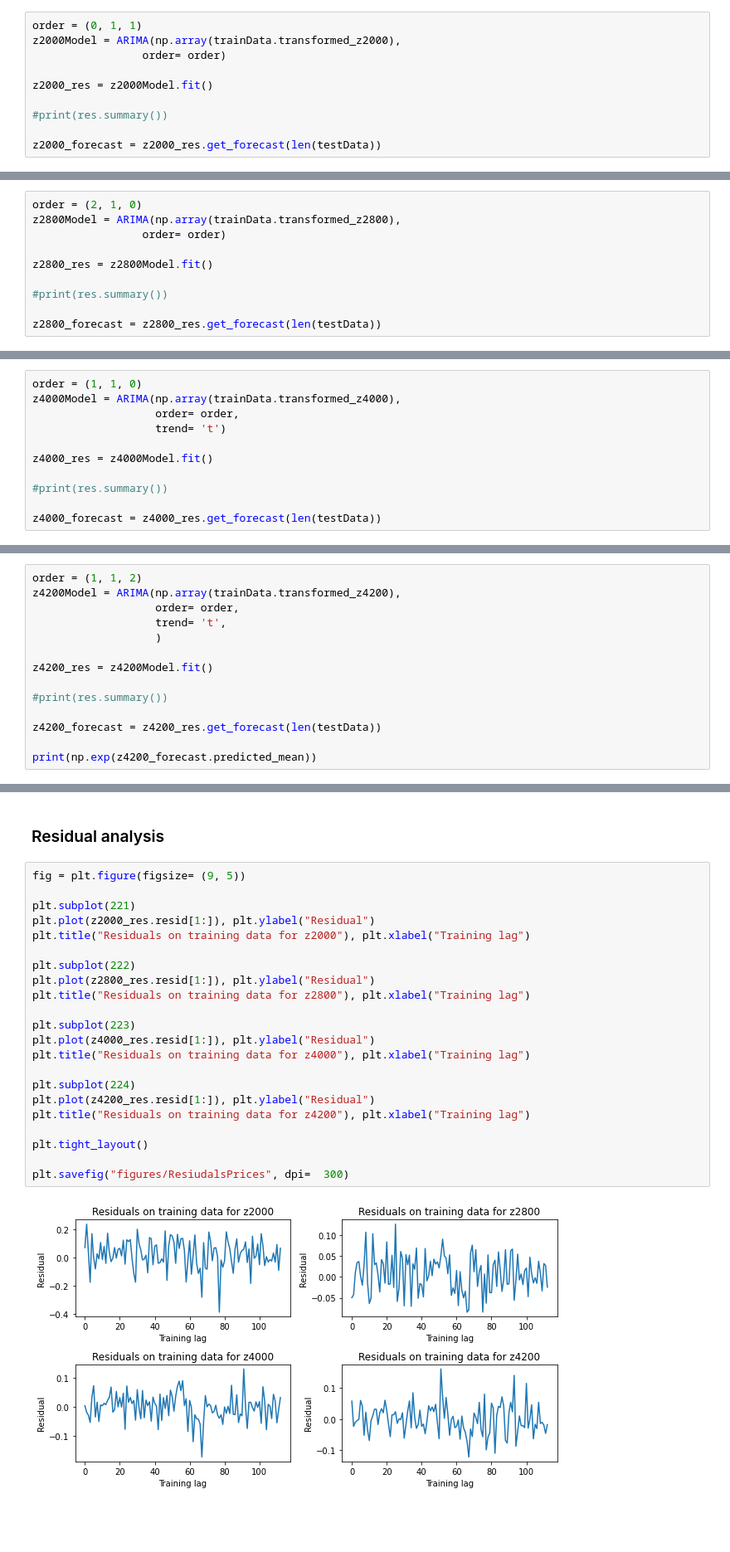
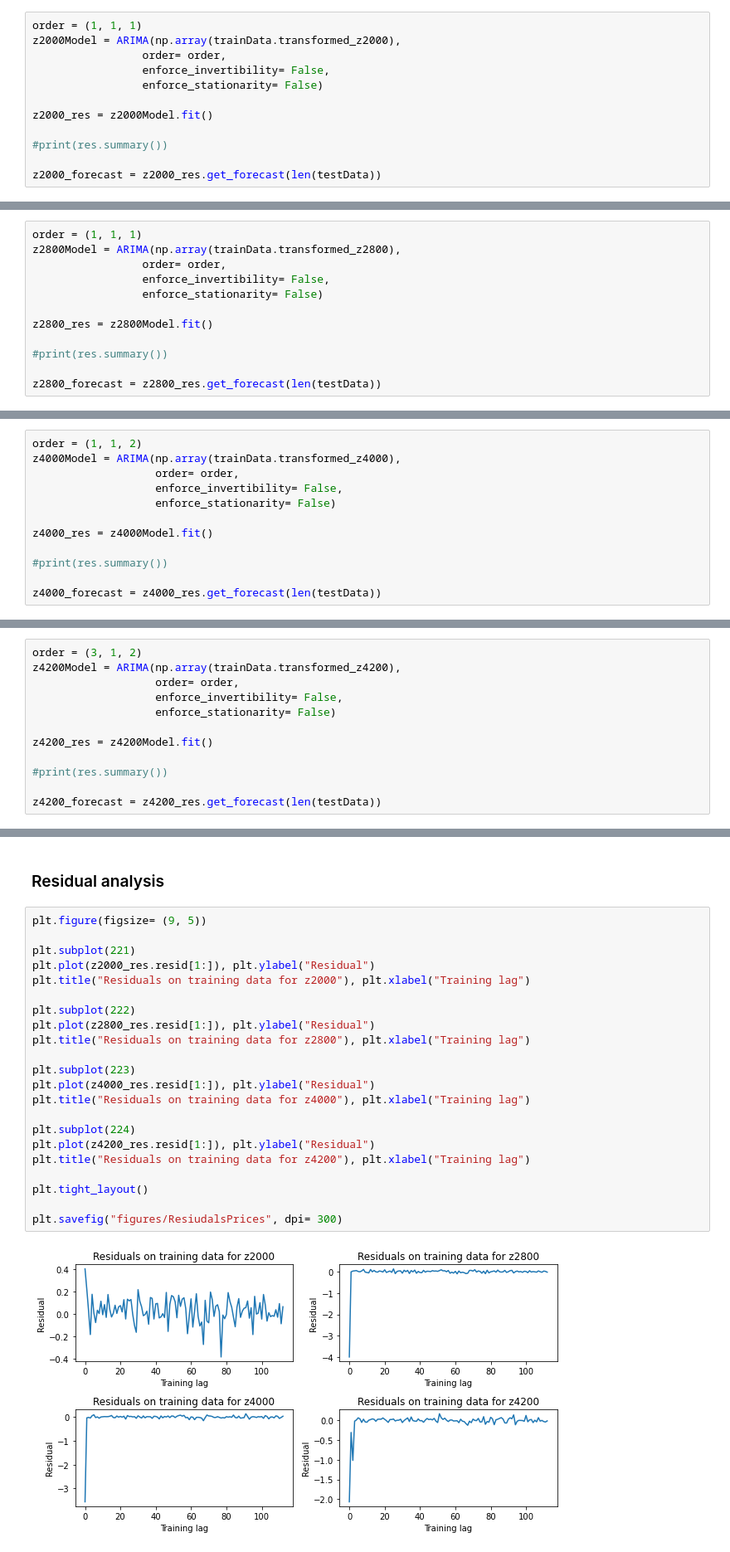
Before and after one commit to emilhaugstvedt/Time-Series-Analysis, a Jupyter notebook: Assignment4/Ass4.ipynb, the cells around one changed output, grey strips where cells are left out. Shown: that part at 83% size. Saved outputs shown, nothing was run; the diff lists cells and outputs as text; blank space fills up the shorter version.

```diff
--- a/Assignment4/Ass4.ipynb
+++ b/Assignment4/Ass4.ipynb
@@ -575,7 +576,9 @@ Order with lowest AIC: (0, 1, 1), with AIC: -180.59
 # %%
-order = (0, 1, 1)
+order = (1, 1, 1)
 z2000Model = ARIMA(np.array(trainData.transformed_z2000),
-                 order= order)
+                 order= order,
+                 enforce_invertibility= False,
+                 enforce_stationarity= False)
 
 z2000_res = z2000Model.fit()
 
@@ -605,7 +608,9 @@ Order with lowest AIC: (2, 1, 0), with AIC: -364.69
 # %%
-order = (2, 1, 0)
+order = (1, 1, 1)
 z2800Model = ARIMA(np.array(trainData.transformed_z2800),
-                 order= order)
+                 order= order,
+                 enforce_invertibility= False,
+                 enforce_stationarity= False)
 
 z2800_res = z2800Model.fit()
 
@@ -635,8 +640,9 @@ Order with lowest AIC: (1, 1, 0), with AIC: -364.12
 # %%
-order = (1, 1, 0)
+order = (1, 1, 2)
 z4000Model = ARIMA(np.array(trainData.transformed_z4000),
                    order= order,
-                   trend= 't')
+                   enforce_invertibility= False,
+                   enforce_stationarity= False)
 
 z4000_res = z4000Model.fit()
 
@@ -666,14 +672,12 @@ Order with lowest AIC: (1, 1, 2), with AIC: -343.31
 # %%
-order = (1, 1, 2)
+order = (3, 1, 2)
 z4200Model = ARIMA(np.array(trainData.transformed_z4200),
                    order= order,
-                   trend= 't',
-                   )
+                   enforce_invertibility= False,
+                   enforce_stationarity= False)
 
 z4200_res = z4200Model.fit()
 
 #print(res.summary())
 
 z4200_forecast = z4200_res.get_forecast(len(testData))
-
-print(np.exp(z4200_forecast.predicted_mean))
@@ -710,29 +712,29 @@ plt.savefig("figures/PredictionPrices.png", dpi= 300)
 # %% [markdown]
 ### Residual analysis
 # %%
-fig = plt.figure(figsize= (9, 5))
+plt.figure(figsize= (9, 5))
 
 plt.subplot(221)
 plt.plot(z2000_res.resid[1:]), plt.ylabel("Residual")
 plt.title("Residuals on training data for z2000"), plt.xlabel("Training lag")
 
 plt.subplot(222)
 plt.plot(z2800_res.resid[1:]), plt.ylabel("Residual")
 plt.title("Residuals on training data for z2800"), plt.xlabel("Training lag")
 
 plt.subplot(223)
 plt.plot(z4000_res.resid[1:]), plt.ylabel("Residual")
 plt.title("Residuals on training data for z4000"), plt.xlabel("Training lag")
 
 plt.subplot(224)
 plt.plot(z4200_res.resid[1:]), plt.ylabel("Residual")
 plt.title("Residuals on training data for z4200"), plt.xlabel("Training lag")
 
 plt.tight_layout()
 
-plt.savefig("figures/ResiudalsPrices", dpi=  300)
+plt.savefig("figures/ResiudalsPrices", dpi= 300)
 # %% [output]
-[figure, old version]
+[figure, new version]
 # %%
 from statsmodels.stats.diagnostic import acorr_ljungbox
 
```
Also changed, not shown: parts of 26 cells of this notebook, 12 other files.
